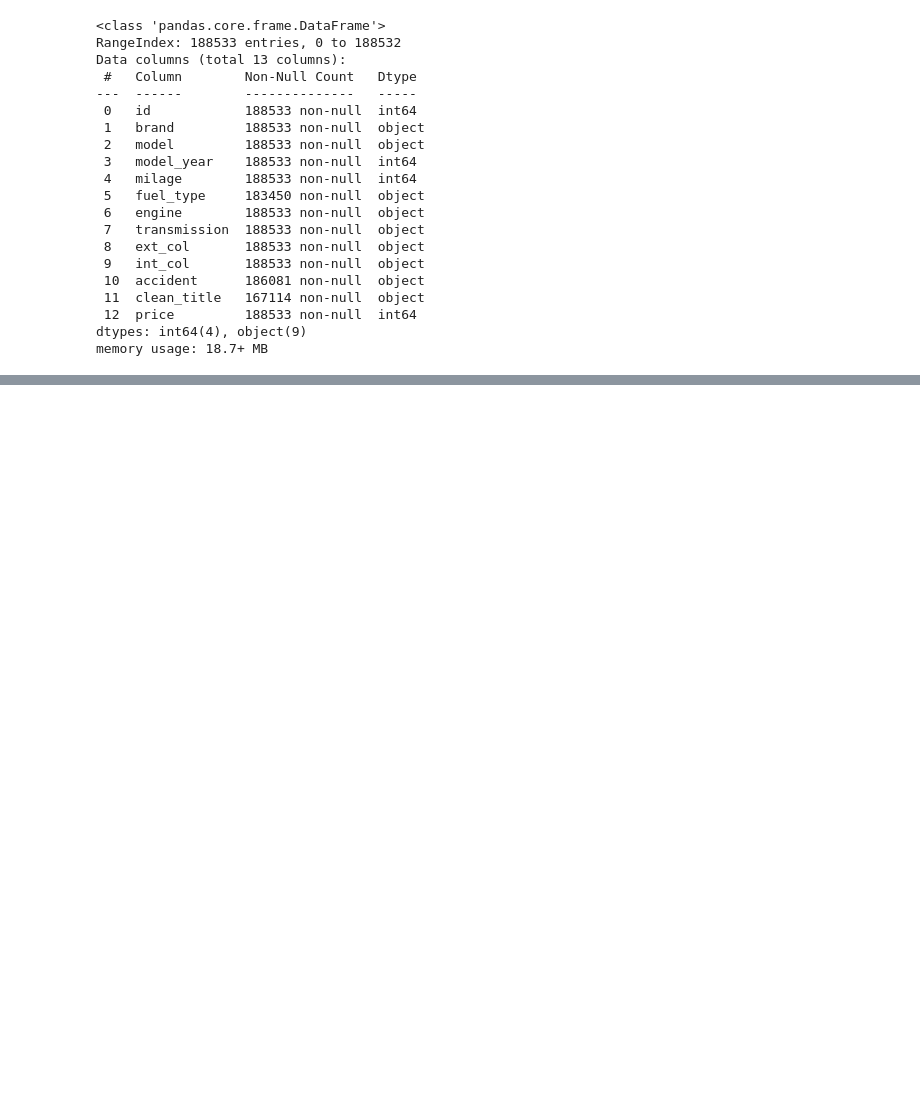
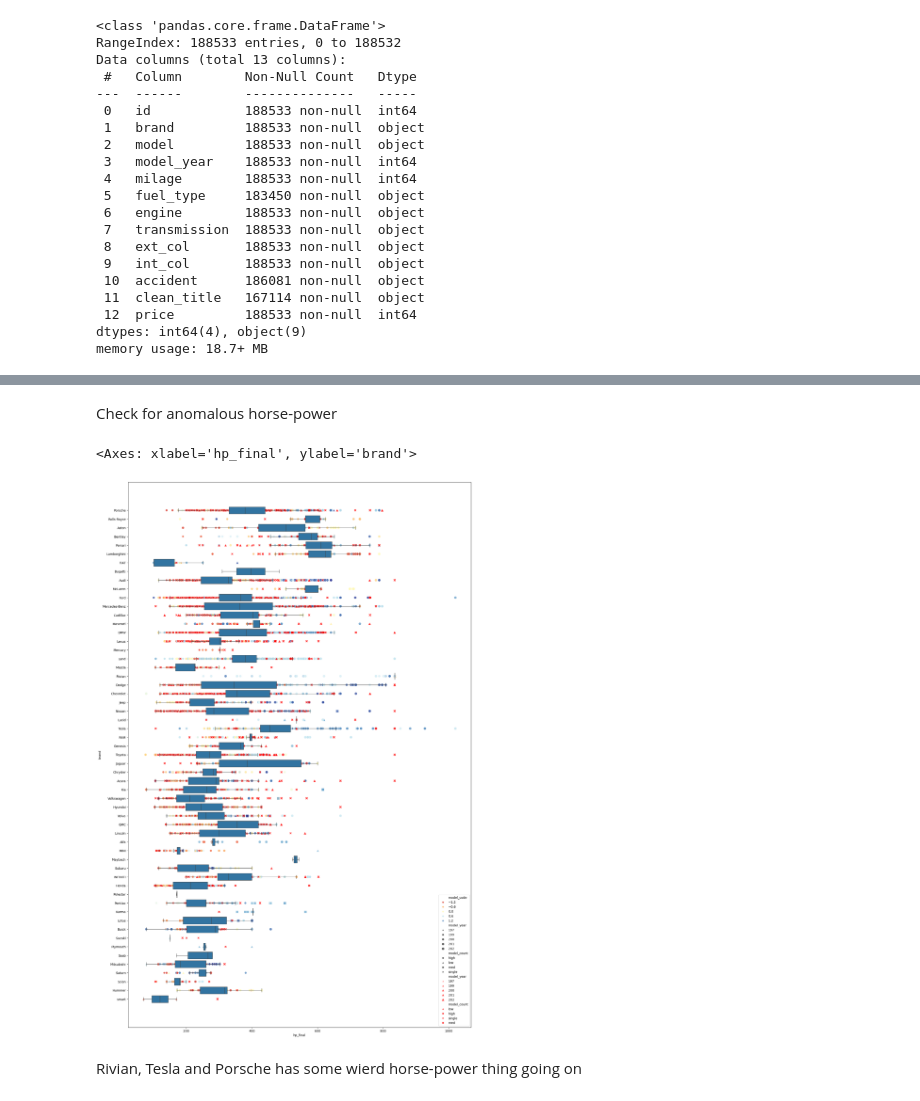
Before and after one commit to ricrichardthomas1/kaggle_usedcar, a Jupyter notebook: usedcar.ipynb, the cells around one changed output, grey strips where cells are left out. Saved outputs shown, nothing was run; the diff lists cells and outputs as text; code cells hidden in the pictures; blank space fills up the shorter version.

```diff
--- a/usedcar.ipynb
+++ b/usedcar.ipynb
@@ -121,0 +224,12 @@ Name: count, Length: 450, dtype: int64
+# %% [markdown]
+Check for anomalous horse-power
+# %%
+plt.figure(figsize = (20,32))
+sns.boxplot(df_sorted[df_sorted['outlier'] == False],x = 'hp_final' ,y= 'brand', showfliers = False)
+sns.scatterplot(df_sorted[df_sorted['outlier'] == False],x = 'hp_final' ,y= 'brand', hue = 'model_code', style = 'model_count', markers = shape_map, size = model_year_map, alpha = 0.8, palette= 'RdYlBu' )
+sns.scatterplot(df_sorted[df_sorted['outlier'] == True],x = 'hp_final' ,y= 'brand', color = 'red', style = 'model_count', markers = shape_map, size = model_year_map, alpha = 0.8 )
+# %% [output]
+<Axes: xlabel='hp_final', ylabel='brand'>
+[figure, added]
+# %% [markdown]
+Rivian, Tesla and Porsche has some wierd horse-power thing going on
```
Also changed, not shown: parts of 48 cells of this notebook.
